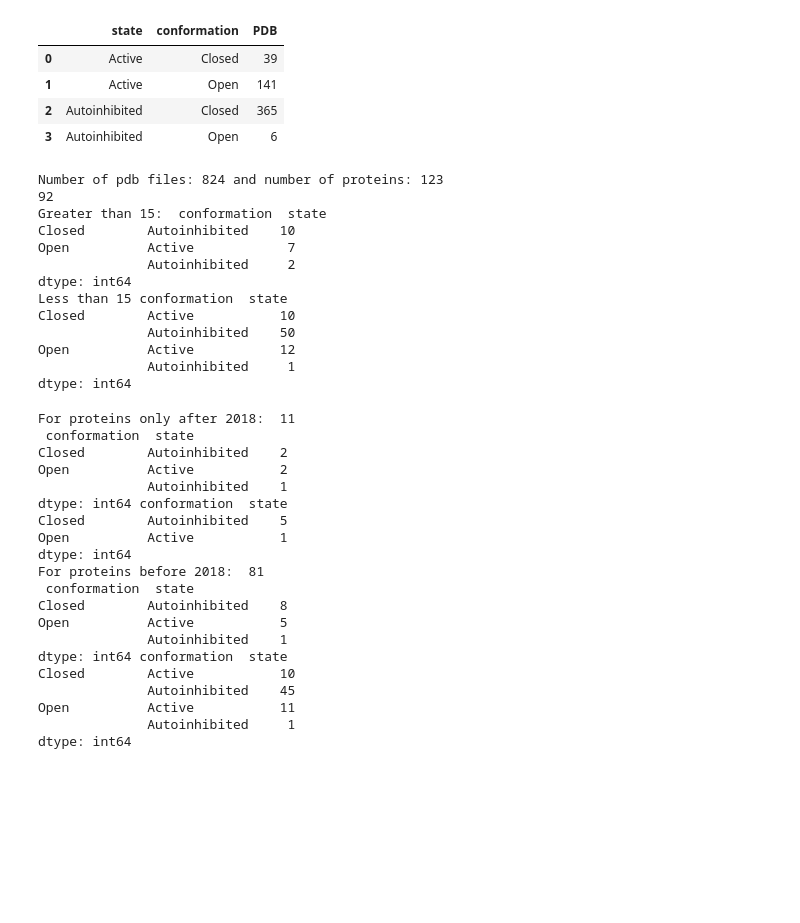
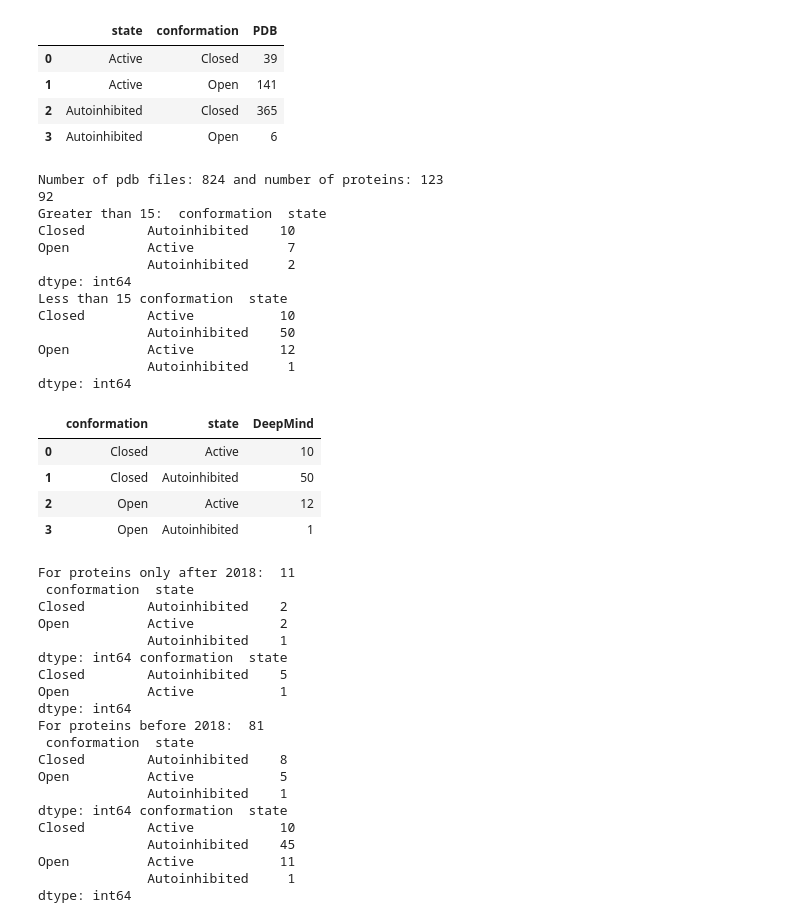
Before and after one commit to jpigles/alphafold-rmsd, a Jupyter notebook: both_states.ipynb, the cells around one changed output. Cells and saved outputs as stored; diff of their text form; code cells hidden in the pictures; blank space fills up the shorter version.

```diff
--- a/both_states.ipynb
+++ b/both_states.ipynb
@@ -132,34 +132,40 @@ num_combos_greater = df_greater.groupby(['conformation', 'state']).size()
 
 # Ignore any structures that have a 2_comp value greater than 15
 df_lesser = df[df['2_comp'] <= 15]
 # Find the number of structures for each conformation and state
 num_combos = df_lesser.groupby(['conformation', 'state']).size()
 
 
 print(len(num_proteins))
 print('Greater than 15: ', num_combos_greater)
 print('Less than 15', num_combos)
 
 greater_15 = num_combos_greater.to_frame(name='AF_PDB_nomatch').reset_index()
-less_15 = num_combos.to_frame(name='AF_PDB_match').reset_index()
+aligned_92 = num_combos.to_frame(name='DeepMind').reset_index()
 # Save the dataframe
 # df.to_csv('./project_pipeline/data/deepmind_conf_state.tsv', sep='\t', index=False)
 
 # num_proteins.to_csv('./project_pipeline/data/num_proteins.tsv', sep='\t')
+aligned_92.head()
 # %% [output]
 Number of pdb files: 824 and number of proteins: 123
 92
 Greater than 15:  conformation  state
 Closed        Autoinhibited    10
 Open          Active            7
               Autoinhibited     2
 dtype: int64
 Less than 15 conformation  state
 Closed        Active           10
               Autoinhibited    50
 Open          Active           12
               Autoinhibited     1
 dtype: int64
+|  | conformation | state | DeepMind |
+| 0 | Closed | Active | 10 |
+| 1 | Closed | Autoinhibited | 50 |
+| 2 | Open | Active | 12 |
+| 3 | Open | Autoinhibited | 1 |
 # %%
 '''
 Repeat the above steps, but for structures deposited after April 30th, 2018
```
Also changed, not shown: parts of 2 cells of this notebook, 15 other files.
